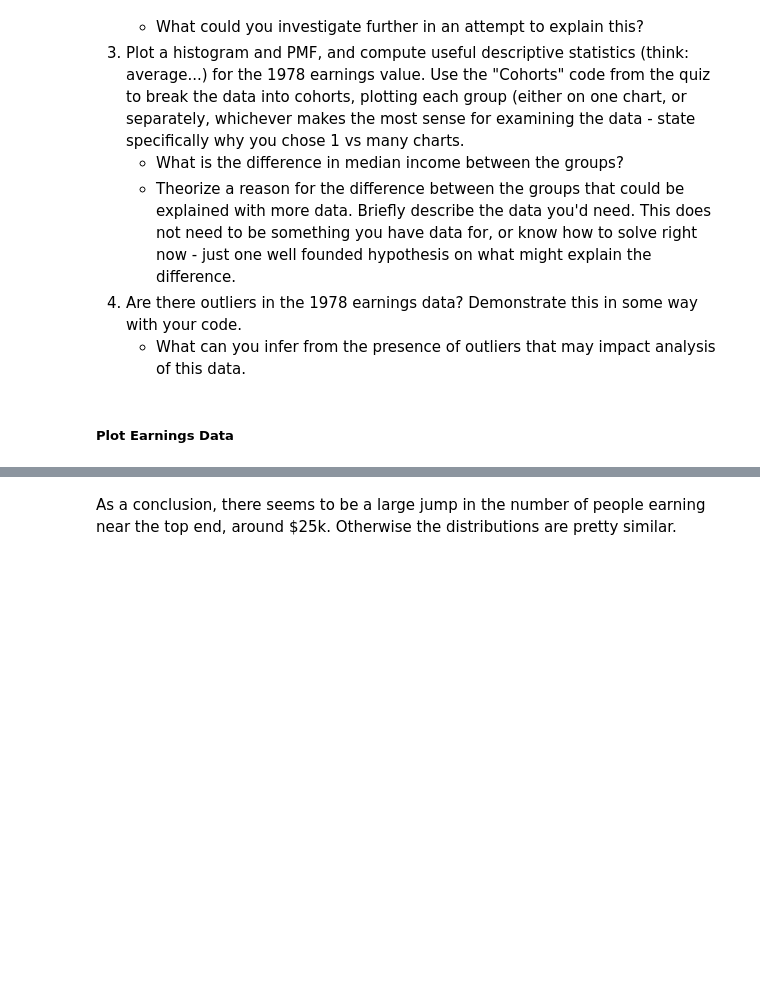
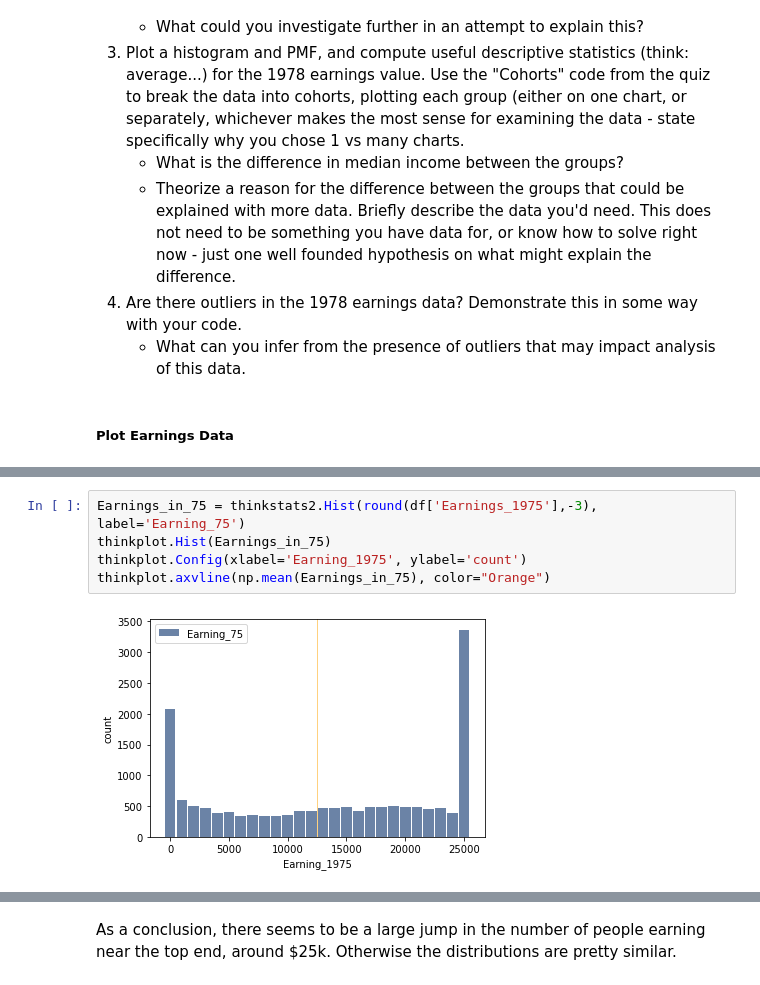
Before and after one commit to Isaacjimoh/BSIP_Assignment_1_Students, a Jupyter notebook: stats_asn_1_stud_temp.ipynb, the cells around one changed output, grey strips where cells are left out. Cells and saved outputs as stored; diff of their text form; blank space fills up the shorter version.

```diff
--- a/stats_asn_1_stud_temp.ipynb
+++ b/stats_asn_1_stud_temp.ipynb
@@ -126,0 +205,7 @@ df.describe()
+# %%
+Earnings_in_75 = thinkstats2.Hist(round(df['Earnings_1975'],-3), label='Earning_75')
+thinkplot.Hist(Earnings_in_75)
+thinkplot.Config(xlabel='Earning_1975', ylabel='count')
+thinkplot.axvline(np.mean(Earnings_in_75), color="Orange")
+# %% [output]
+[figure, added]
```
Also changed, not shown: parts of 12 cells of this notebook.
